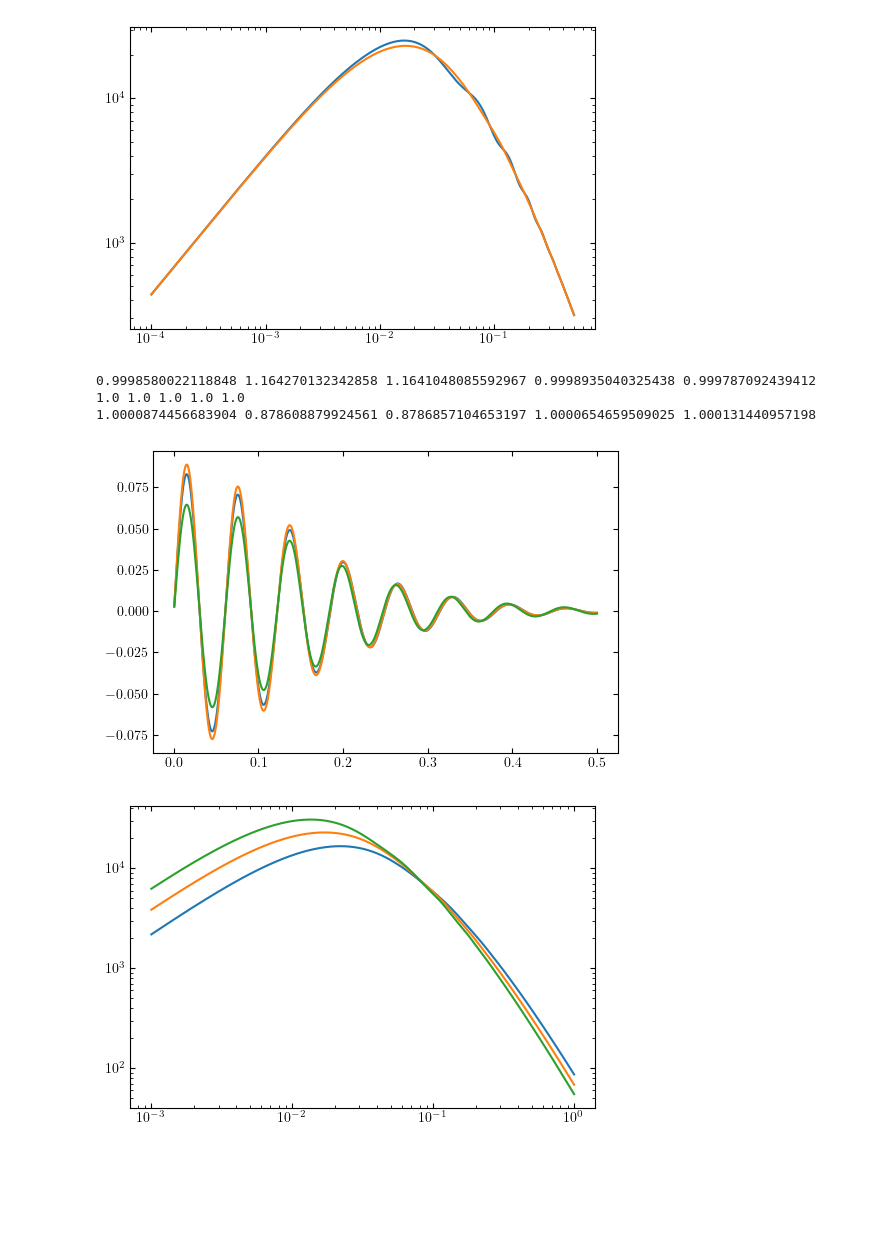
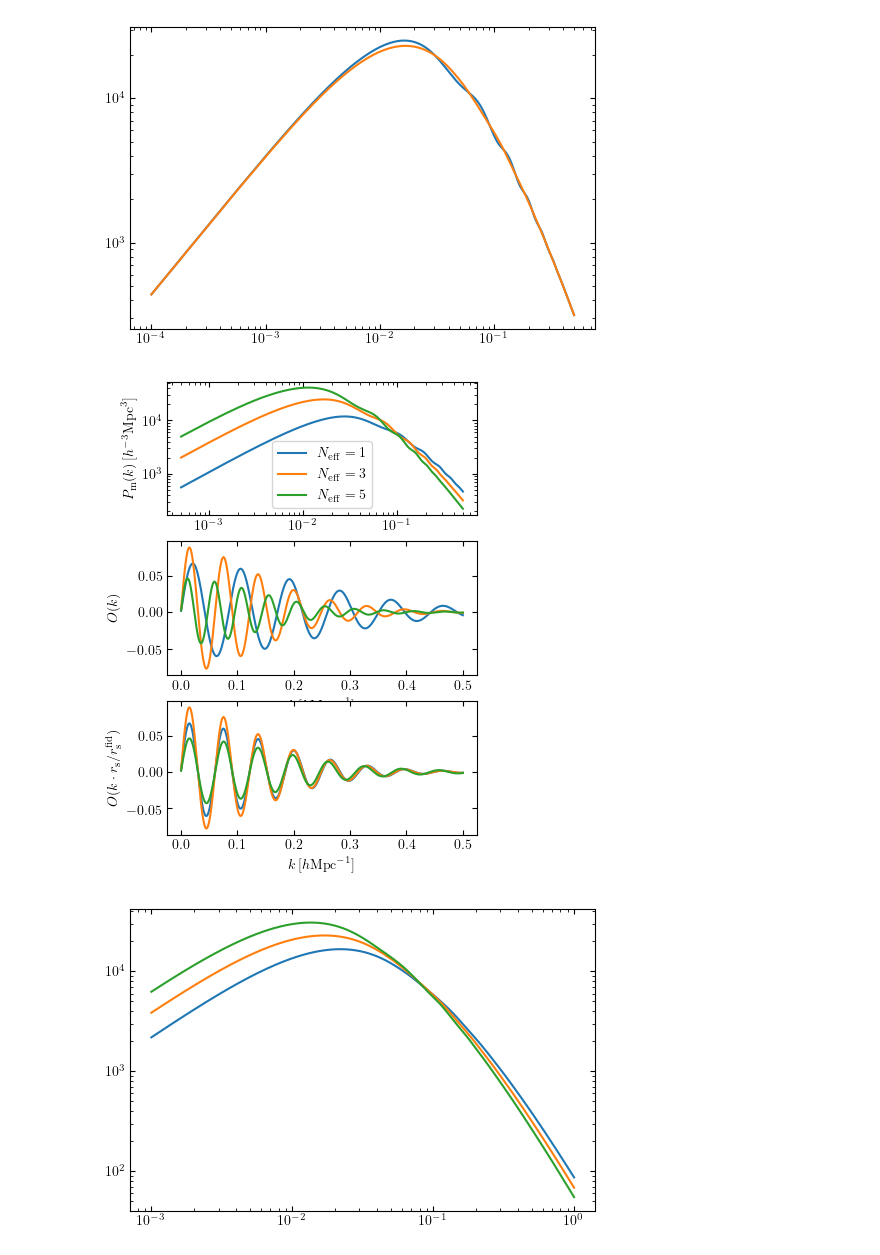
Before and after one commit to yanlongastro/galaxy_survey, a Jupyter notebook: galaxy_survey.ipynb, the cells around one changed output. Drawn from its saved outputs; the diff is of its cells as text; code cells hidden in the pictures; blank space fills up the shorter version.

```diff
--- a/galaxy_survey.ipynb
+++ b/galaxy_survey.ipynb
@@ -39,26 +39,33 @@ plt.loglog(kh, [cm.matter_power_spectrum_no_wiggle(x) for x in kh])
 # %% [output]
 [<matplotlib.lines.Line2D at 0x...>]
 [figure]
-# %%
-kh = np.linspace(0.0005, .5, num=1000)
-
-p = {'nnu':{'value':3}}
-p0 = copy.deepcopy(p)
-p0['nnu']['value'] = 3
-for nnu in [2, 3, 4]:
-    p['nnu']['value'] = nnu
-    cm = gc.camb_cosmology(p, p0)
-    alpha = cm.alpha
-    q = cm.q_isotropic(0.001)
-    qv = cm.q_vertical(0.001)
-    qp = cm.q_parallel(0.001)
-    print(q, alpha, q*alpha, qv, qp)
-    plt.plot(kh, [cm.oscillation_part(x*alpha) for x in kh])
-# %% [output]
-0.9998580022118848 1.164270132342858 1.1641048085592967 0.9998935040325438 0.999787092439412
-1.0 1.0 1.0 1.0 1.0
-1.0000874456683904 0.878608879924561 0.8786857104653197 1.0000654659509025 1.000131440957198
-[figure, removed]
+# %%
+fig, axs = plt.subplots(3, 1, figsize=(4, 6))
+
+kh = np.linspace(0.0005, .5, num=1000)
+
+p = {'nnu':{'value':3}}
+p0 = copy.deepcopy(p)
+p0['nnu']['value'] = 3
+for nnu in [1, 3, 5]:
+    p['nnu']['value'] = nnu
+    cm = gc.camb_cosmology(p, p0)
+    alpha = cm.alpha
+    axs[0].loglog(kh, [cm.matter_power_spectrum(x) for x in kh], label=r'$N_{\rm eff}=%.0f$'%nnu)
+    axs[0].set_ylabel(r'$P_{\rm m}(k)\,[h^{-3}{\rm Mpc}^3]$')
+    axs[0].legend()
+
+    axs[1].plot(kh, [cm.oscillation_part(x) for x in kh])
+    axs[1].set_ylabel(r'$O(k)$')
+    axs[1].set_xlabel(r'$k\,[h{\rm Mpc}^{-1}]$')
+
+    axs[2].plot(kh, [cm.oscillation_part(x*alpha) for x in kh])
+    axs[2].set_ylabel(r'$O(k\cdot r_{\rm s}/r_{\rm s}^{\rm fid})$')
+    axs[2].set_xlabel(r'$k\,[h{\rm Mpc}^{-1}]$')
+
+plt.savefig('neutrino_effect_ps.pdf', bbox_inches='tight')
+# %% [output]
+[figure, added]
 # %%
 kh = np.logspace(-3, 0, num=1000)
 
```
Also changed, not shown: parts of 6 cells of this notebook.
